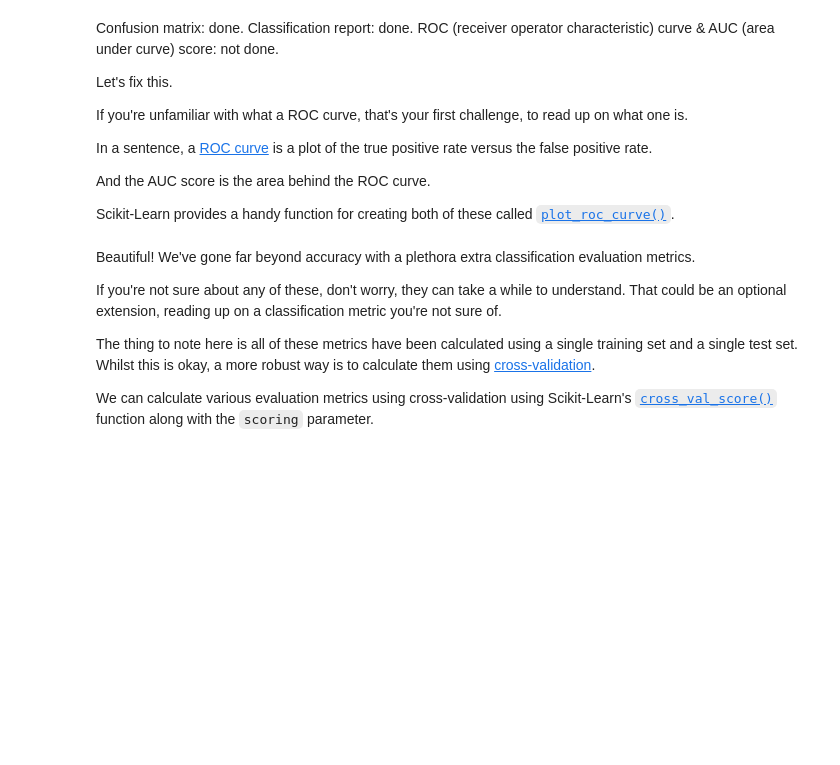
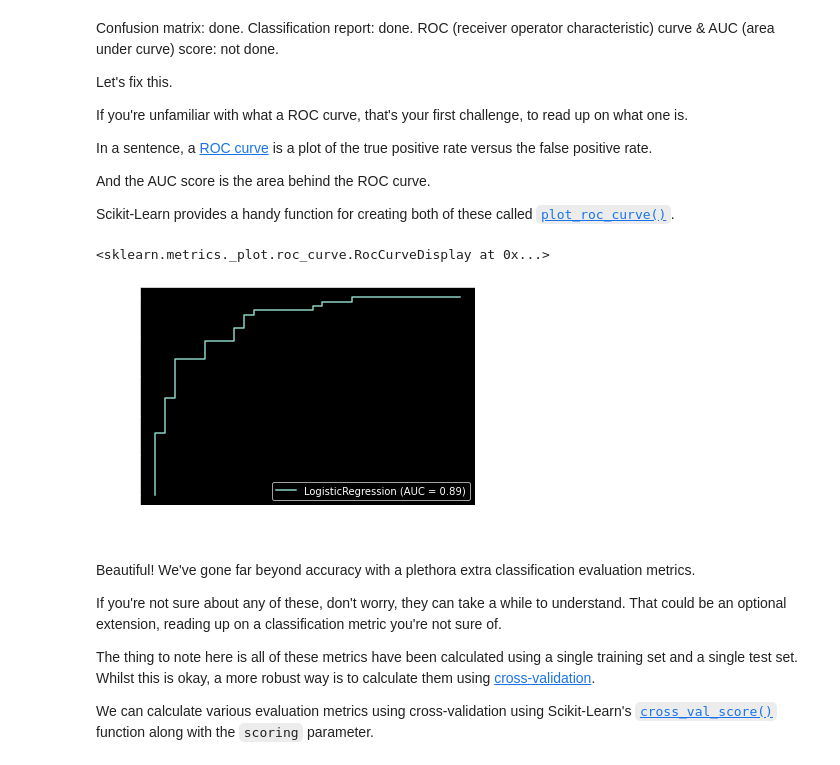
Before and after one commit to crypt096/zero-to-mastery-ml, a Jupyter notebook: scikit-learn-exercises.ipynb, the cells around one changed output. Drawn from its saved outputs; the diff is of its cells as text; code cells hidden in the pictures; blank space fills up the shorter version.

```diff
--- a/scikit-learn-exercises.ipynb
+++ b/scikit-learn-exercises.ipynb
@@ -423,7 +494,10 @@ And the AUC score is the area behind the ROC curve.
 Scikit-Learn provides a handy function for creating both of these called [`plot_roc_curve()`](https://scikit-learn.org/stable/modules/generated/sklearn.metrics.plot_roc_curve.html).
 # %%
 # Plot a ROC curve using our current machine learning model using plot_roc_curve
-###
+plot_roc_curve(clf,X_test,y_test)
+# %% [output]
+<sklearn.metrics._plot.roc_curve.RocCurveDisplay at 0x...>
+[figure, added]
 # %% [markdown]
 Beautiful! We've gone far beyond accuracy with a plethora extra classification evaluation metrics.
 
```
Also changed, not shown: parts of 27 cells of this notebook.
